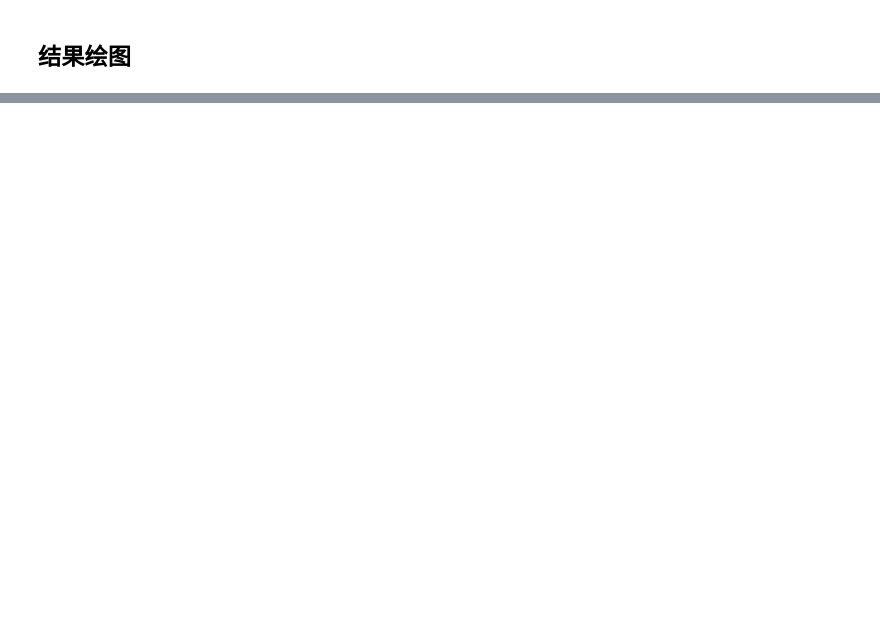
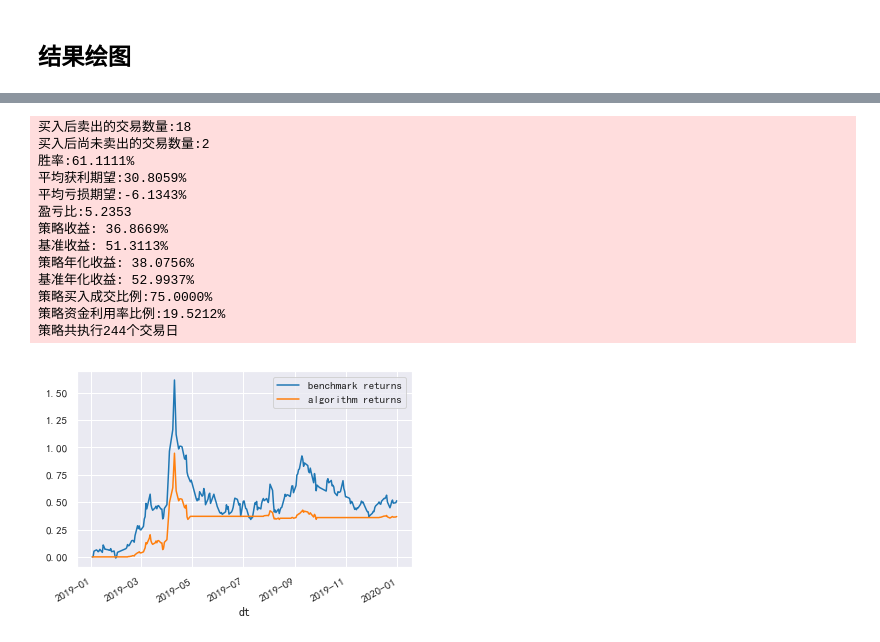
Before and after one commit to GuQiangJS/gquant-example, a Jupyter notebook: 策略测试-通道策略-ATR波幅通道.ipynb, the cells around one changed output, grey strips where cells are left out. Saved outputs shown, nothing was run; the diff lists cells and outputs as text; code cells hidden in the pictures; blank space fills up the shorter version.

```diff
--- a/策略测试-通道策略-ATR波幅通道.ipynb
+++ b/策略测试-通道策略-ATR波幅通道.ipynb
@@ -747,0 +861,17 @@ kurtosis:-0.5591951251344724
+# %%
+bt_2019.plot_returns_cmp(only_show_returns=True)
+# %% [output]
+买入后卖出的交易数量:18
+买入后尚未卖出的交易数量:2
+胜率:61.1111%
+平均获利期望:30.8059%
+平均亏损期望:-6.1343%
+盈亏比:5.2353
+策略收益: 36.8669%
+基准收益: 51.3113%
+策略年化收益: 38.0756%
+基准年化收益: 52.9937%
+策略买入成交比例:75.0000%
+策略资金利用率比例:19.5212%
+策略共执行244个交易日
+[figure, added]
```
Also changed, not shown: parts of 23 cells of this notebook.
